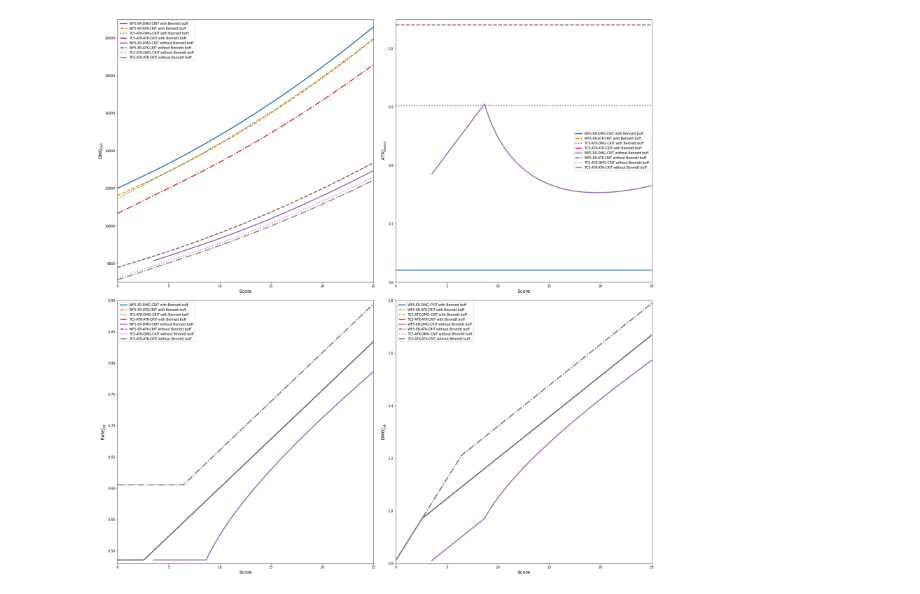
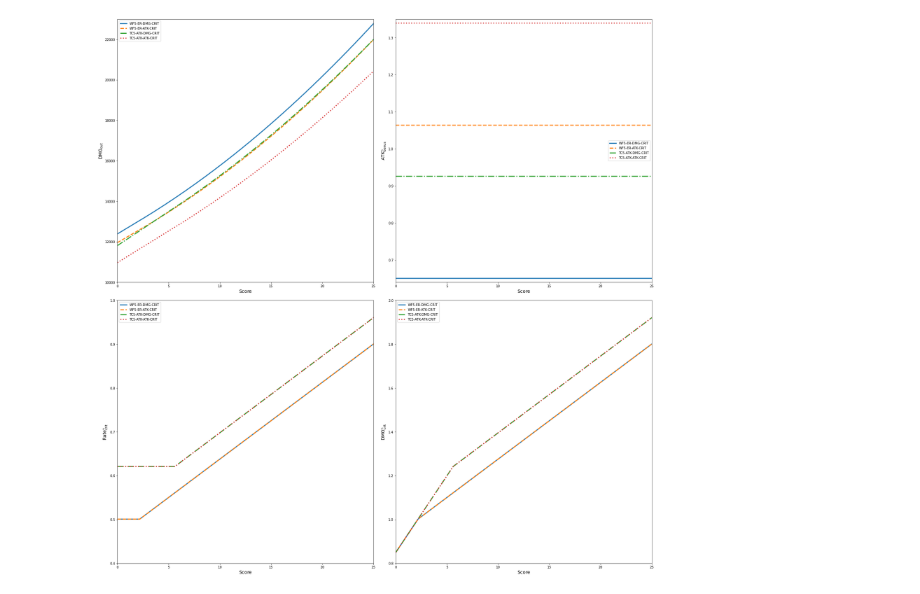
Before and after one commit to raolirom/genshin-notebooks, a Jupyter notebook: xiangling.ipynb, the cells around one changed output. Cells and saved outputs as stored; diff of their text form; code cells hidden in the pictures.

```diff
--- a/xiangling.ipynb
+++ b/xiangling.ipynb
@@ -172,55 +172,45 @@ def compute_stats(atk_base, atk_flat, dmg_bonus, initial_atk_bonus, initial_rate
     rate_crit = np.maximum(np.minimum(dmg_crit/2, 1.0), initial_rate_crit)
     atk_bonus = np.maximum((3/4) * (dmg_crit + 1/rate_crit) - 1 - (atk_flat / atk_base), initial_atk_bonus)
     dmg_out = (atk_base * (1 + atk_bonus) + atk_flat) * (1 + dmg_bonus) * (1 + rate_crit * dmg_crit)
-    score_modifier = ((initial_atk_bonus / 4.66) + (initial_rate_crit / 3.11) + (initial_dmg_crit / 6.22)) * 100
-    score = ((atk_bonus / 4.66) + (rate_crit / 3.11) + (dmg_crit / 6.22)) * 100 - score_modifier
+    score_modifier = ((initial_atk_bonus / 5.25) + (initial_rate_crit / 3.50) + (initial_dmg_crit / 7.00)) * 100
+    score = ((atk_bonus / 5.25) + (rate_crit / 3.50) + (dmg_crit / 7.00)) * 100 - score_modifier
     return (atk_bonus, rate_crit, dmg_crit, dmg_out, score)
 
 def plot(axs, label, linestyle, atk_bonus, rate_crit, dmg_crit, dmg_out, score):
     axs[0, 0].plot(score, dmg_out, linestyle=linestyle, linewidth=3, label=label)
     axs[0, 1].plot(score, atk_bonus, linestyle=linestyle, linewidth=3, label=label)
     axs[1, 0].plot(score, rate_crit, linestyle=linestyle, linewidth=3, label=label)
     axs[1, 1].plot(score, dmg_crit, linestyle=linestyle, linewidth=3, label=label)
 
 fig, axs = pyplot.subplots(2, 2, constrained_layout=True, figsize=(24, 24))
 axs[0, 0].set_xlabel(r'$\mathrm{Score}$', fontsize=14)
 axs[0, 0].set_ylabel(r'$\mathrm{DMG_{out}}$', fontsize=14)
 axs[0, 0].set_xlim(0, 25)
-axs[0, 0].set_ylim(7000, 21000)
+axs[0, 0].set_ylim(10000, 23000)
 axs[0, 1].set_xlabel(r'$\mathrm{Score}$', fontsize=14)
 axs[0, 1].set_ylabel(r'$\mathrm{ATK_{bonus}^{_{\%}}}$', fontsize=14)
 axs[0, 1].set_xlim(0, 25)
-axs[0, 1].set_ylim(0.6, 1.05)
+axs[0, 1].set_ylim(0.64, 1.35)
 axs[1, 0].set_xlabel(r'$\mathrm{Score}$', fontsize=14)
 axs[1, 0].set_ylabel(r'$\mathrm{Rate_{crit}^{_{\%}}}$', fontsize=14)
 axs[1, 0].set_xlim(0, 25)
-axs[1, 0].set_ylim(0.48, 0.9)
+axs[1, 0].set_ylim(0.4, 1.0)
 axs[1, 1].set_xlabel(r'$\mathrm{Score}$', fontsize=14)
 axs[1, 1].set_ylabel(r'$\mathrm{DMG_{crit}^{_{\%}}}$', fontsize=14)
 axs[1, 1].set_xlim(0, 25)
-axs[1, 1].set_ylim(0.8, 1.8)
+axs[1, 1].set_ylim(0.8, 2.0)
 
-WF5_ER_DMG_CRIT_BENNETT = compute_stats(845, 1311, 221.15/100, 62.1/100, 48.54/100, 81.1/100)
-WF5_ER_ATK_CRIT_BENNETT = compute_stats(845, 1311, 174.55/100, 104.04/100, 48.54/100, 81.1/100)
-TC5_ATK_DMG_CRIT_BENNETT = compute_stats(735, 1311, 183.55/100, 90.24/100, 60.54/100, 81.1/100)
-TC5_ATK_ATK_CRIT_BENNETT = compute_stats(735, 1311, 136.95/100, 132.18/100, 60.54/100, 81.1/100)
+WF5_ER_DMG_CRIT = compute_stats(845, 1311, 221.15/100, 65.05/100, 50.1/100, 85/100)
+WF5_ER_ATK_CRIT = compute_stats(845, 1311, 174.55/100, 106.4/100, 50.1/100, 85/100)
+TC5_ATK_DMG_CRIT = compute_stats(735, 1311, 183.55/100, 92.6/100, 62.1/100, 85/100)
+TC5_ATK_ATK_CRIT = compute_stats(735, 1311, 136.95/100, 133.95/100, 62.1/100, 85/100)
 
-WF5_ER_DMG_CRIT = compute_stats(845, 311, 221.15/100, 62.1/100, 48.54/100, 81.1/100)
-WF5_ER_ATK_CRIT = compute_stats(845, 311, 174.55/100, 104.04/100, 48.54/100, 81.1/100)
-TC5_ATK_DMG_CRIT = compute_stats(735, 311, 183.55/100, 90.24/100, 60.54/100, 81.1/100)
-TC5_ATK_ATK_CRIT = compute_stats(735, 311, 136.95/100, 132.18/100, 60.54/100, 81.1/100)
-
-plot(axs, 'WF5-ER-DMG-CRIT with Bennett buff', 'solid', *WF5_ER_DMG_CRIT_BENNETT)
-plot(axs, 'WF5-ER-ATK-CRIT with Bennett buff', 'dashed', *WF5_ER_ATK_CRIT_BENNETT)
-plot(axs, 'TC5-ATK-DMG-CRIT with Bennett buff', 'dotted', *TC5_ATK_DMG_CRIT_BENNETT)
-plot(axs, 'TC5-ATK-ATK-CRIT with Bennett buff', 'dashdot', *TC5_ATK_ATK_CRIT_BENNETT)
-
-plot(axs, 'WF5-ER-DMG-CRIT without Bennett buff', 'solid', *WF5_ER_DMG_CRIT)
-plot(axs, 'WF5-ER-ATK-CRIT without Bennett buff', 'dashed', *WF5_ER_ATK_CRIT)
-plot(axs, 'TC5-ATK-DMG-CRIT without Bennett buff', 'dotted', *TC5_ATK_DMG_CRIT)
-plot(axs, 'TC5-ATK-ATK-CRIT without Bennett buff', 'dashdot', *TC5_ATK_ATK_CRIT)
+plot(axs, 'WF5-ER-DMG-CRIT', 'solid', *WF5_ER_DMG_CRIT)
+plot(axs, 'WF5-ER-ATK-CRIT', 'dashed', *WF5_ER_ATK_CRIT)
+plot(axs, 'TC5-ATK-DMG-CRIT', 'dashdot', *TC5_ATK_DMG_CRIT)
+plot(axs, 'TC5-ATK-ATK-CRIT', 'dotted', *TC5_ATK_ATK_CRIT)
 
 for ax in axs.flat:
     ax.legend()
 # %% [output]
-[figure, old version]
+[figure, new version]
```
Also changed, not shown: parts of 1 cell of this notebook.
